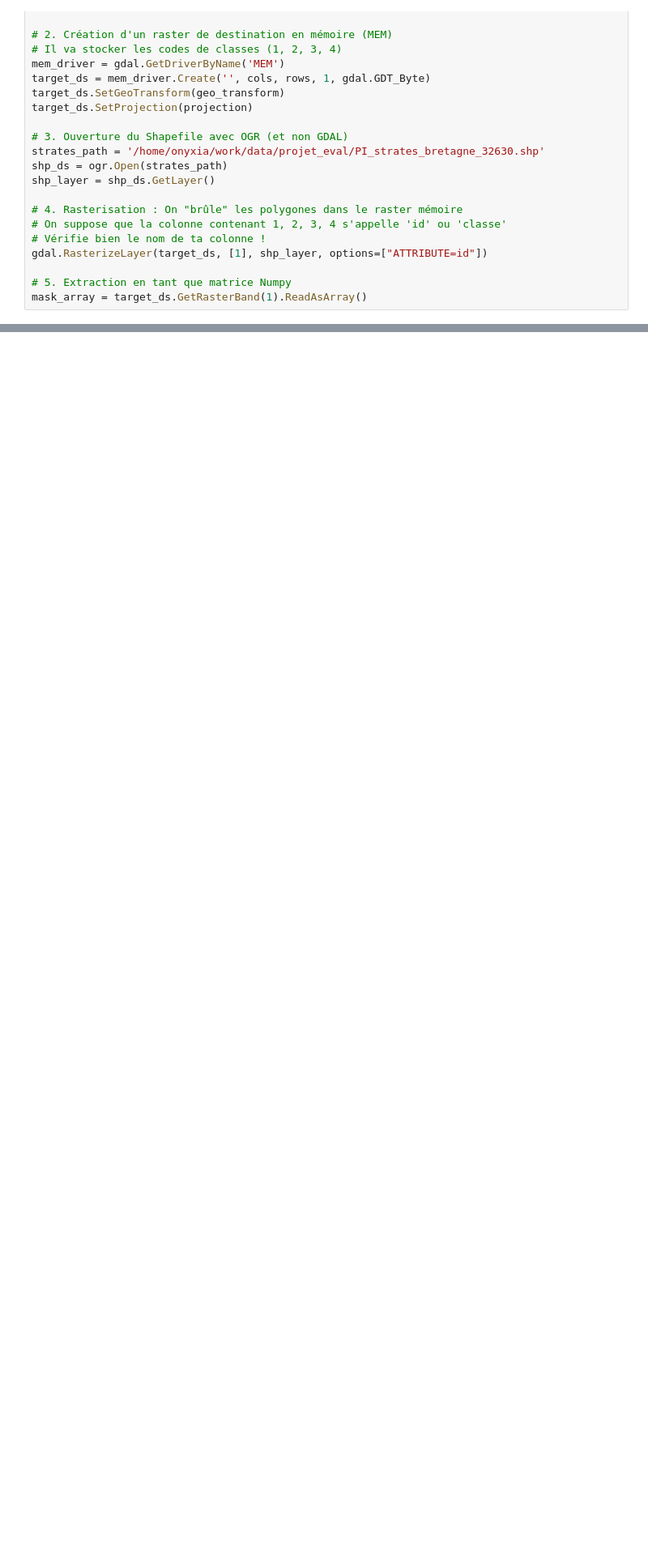
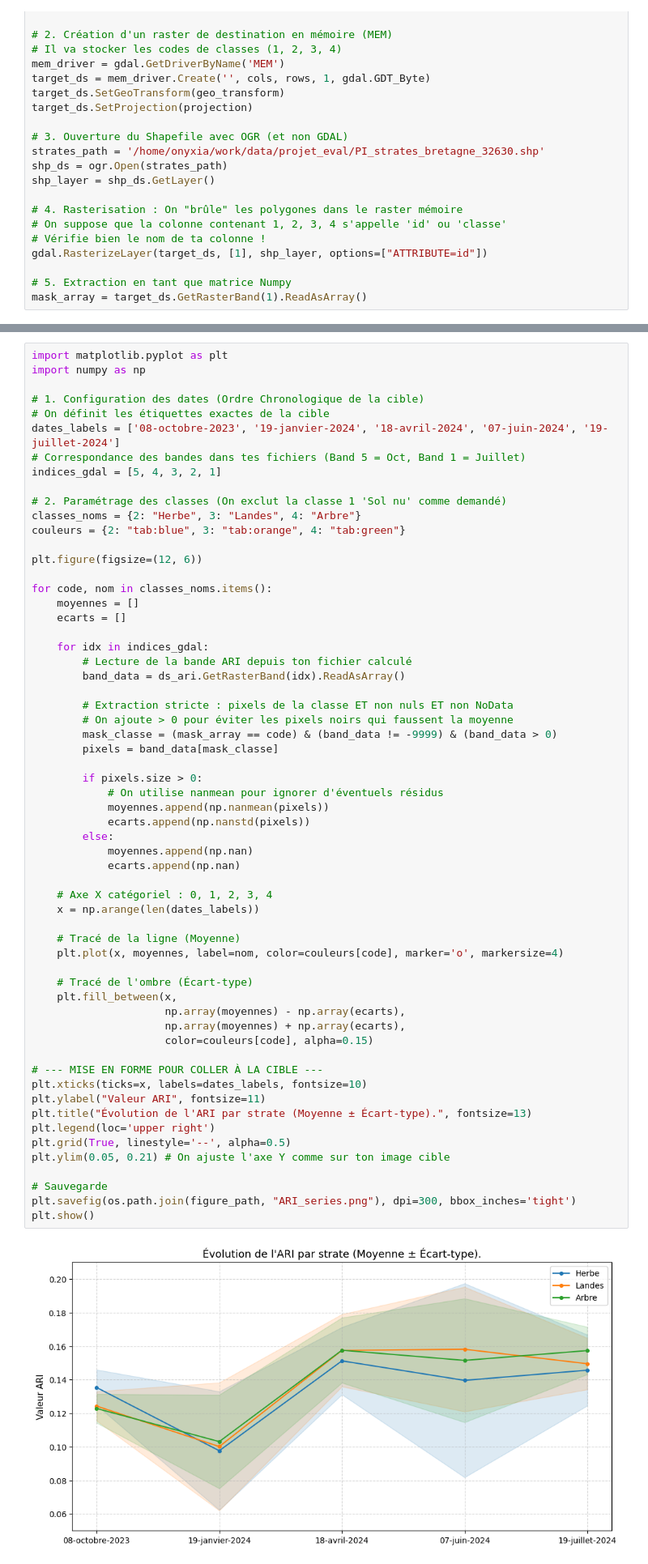
Before and after one commit to auzimmer/Projet_teledetection, a Jupyter notebook: projet_telea_ZIMMER_AUDREY.ipynb, the cells around one changed output, grey strips where cells are left out. Shown at 81% size. Saved outputs shown, nothing was run; the diff lists cells and outputs as text; blank space fills up the shorter version.

```diff
--- a/projet_telea_ZIMMER_AUDREY.ipynb
+++ b/projet_telea_ZIMMER_AUDREY.ipynb
@@ -2294,3 +2499,65 @@ plt.show()
+# %%
+import matplotlib.pyplot as plt
+import numpy as np
+
+# 1. Configuration des dates (Ordre Chronologique de la cible)
+# On définit les étiquettes exactes de la cible
+dates_labels = ['08-octobre-2023', '19-janvier-2024', '18-avril-2024', '07-juin-2024', '19-juillet-2024']
+# Correspondance des bandes dans tes fichiers (Band 5 = Oct, Band 1 = Juillet)
+indices_gdal = [5, 4, 3, 2, 1]
+
+# 2. Paramétrage des classes (On exclut la classe 1 'Sol nu' comme demandé)
+classes_noms = {2: "Herbe", 3: "Landes", 4: "Arbre"}
+couleurs = {2: "tab:blue", 3: "tab:orange", 4: "tab:green"}
+
+plt.figure(figsize=(12, 6))
+
+for code, nom in classes_noms.items():
+    moyennes = []
+    ecarts = []
+
+    for idx in indices_gdal:
+        # Lecture de la bande ARI depuis ton fichier calculé
+        band_data = ds_ari.GetRasterBand(idx).ReadAsArray()
+
+        # Extraction stricte : pixels de la classe ET non nuls ET non NoData
+        # On ajoute > 0 pour éviter les pixels noirs qui faussent la moyenne
+        mask_classe = (mask_array == code) & (band_data != -9999) & (band_data > 0)
+        pixels = band_data[mask_classe]
+
+        if pixels.size > 0:
+            # On utilise nanmean pour ignorer d'éventuels résidus
+            moyennes.append(np.nanmean(pixels))
+            ecarts.append(np.nanstd(pixels))
+        else:
+            moyennes.append(np.nan)
+            ecarts.append(np.nan)
+
+    # Axe X catégoriel : 0, 1, 2, 3, 4
+    x = np.arange(len(dates_labels))
+
+    # Tracé de la ligne (Moyenne)
+    plt.plot(x, moyennes, label=nom, color=couleurs[code], marker='o', markersize=4)
+
+    # Tracé de l'ombre (Écart-type)
+    plt.fill_between(x,
+                     np.array(moyennes) - np.array(ecarts),
+                     np.array(moyennes) + np.array(ecarts),
+                     color=couleurs[code], alpha=0.15)
+
+# --- MISE EN FORME POUR COLLER À LA CIBLE ---
+plt.xticks(ticks=x, labels=dates_labels, fontsize=10)
+plt.ylabel("Valeur ARI", fontsize=11)
+plt.title("Évolution de l'ARI par strate (Moyenne ± Écart-type).", fontsize=13)
+plt.legend(loc='upper right')
+plt.grid(True, linestyle='--', alpha=0.5)
+plt.ylim(0.05, 0.21) # On ajuste l'axe Y comme sur ton image cible
+
+# Sauvegarde
+plt.savefig(os.path.join(figure_path, "ARI_series.png"), dpi=300, bbox_inches='tight')
+plt.show()
+# %% [output]
+[figure, added]
 # %% [markdown]
 # Production d'une carte de strates à l'échelle du pixel
 ## Choix du classifieur et sa paramétrisation
```
Also changed, not shown: parts of 6 cells of this notebook.
